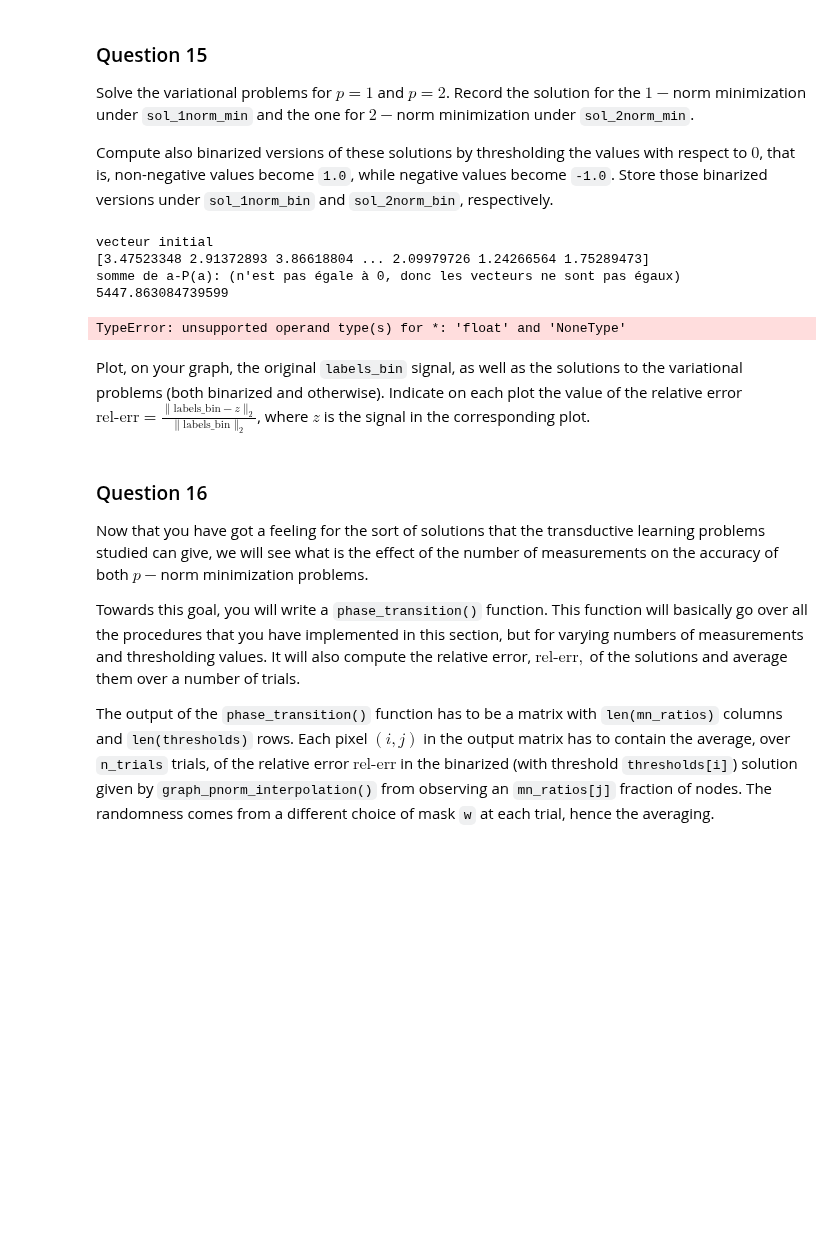
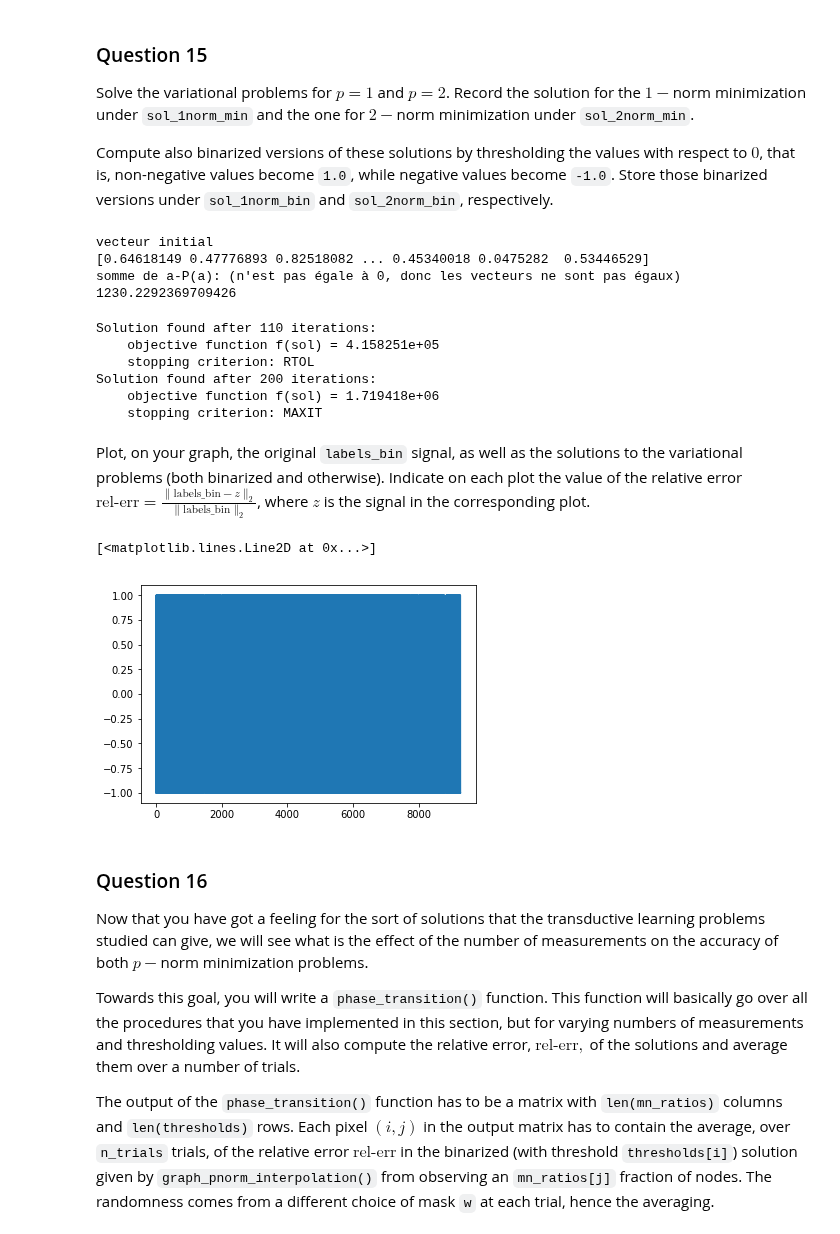
Before and after one commit to swouf/ntds_IMDb_team4, a Jupyter notebook: 4_graph_signal_processing.ipynb, the cells around one changed output. Drawn from its saved outputs; the diff is of its cells as text; code cells hidden in the pictures; blank space fills up the shorter version.

```diff
--- a/4_graph_signal_processing.ipynb
+++ b/4_graph_signal_processing.ipynb
@@ -444,7 +442,7 @@ Solve the variational problems for $p = 1$ and $p = 2$. Record the solution for
 Compute also binarized versions of these solutions by thresholding the values with respect to $0$, that is, non-negative values become `1.0`, while negative values become `-1.0`. Store those binarized versions under `sol_1norm_bin` and `sol_2norm_bin`, respectively.
 # %%
 #test of P function
-a_test=np.random.uniform(0,4,n_nodes)
+a_test=np.random.uniform(0,1,n_nodes)
 b_test=P(a_test)
 
 print('vecteur initial')
@@ -454,48 +452,59 @@ print('somme de a-P(a): (n\'est pas égale à 0, donc les vecteurs ne sont pas
 print(sum(a_test-b_test))
 # %% [output]
 vecteur initial
-[3.47523348 2.91372893 3.86618804 ... 2.09979726 1.24266564 1.75289473]
+[0.64618149 0.47776893 0.82518082 ... 0.45340018 0.0475282  0.53446529]
 somme de a-P(a): (n'est pas égale à 0, donc les vecteurs ne sont pas égaux)
-5447.863084739599
+1230.2292369709426
 # %%
+#transform the gradient in csr format to use in graph_pnorm_interpolation function.
 gradient_csr=sparse.csr_matrix(gradient)
-
-sol_1norm_min = graph_pnorm_interpolation(gradient_csr, P,p=1)# Your code here.
+#inital vector for the interpolation function
+x_initial=np.random.randn(n_nodes)
+sol_1norm_min = graph_pnorm_interpolation(gradient_csr, P, p=1,x0=x_initial)# Your code here.
 
 #calculate the relative error
-#error_1norm_min=numpy.linalg.norm((labels_bin-sol_1norm_min), ord=2)
-#error_1norm_min=error_1norm_min/numpy.linalg.norm((labels_bin), ord=2)
+error_1norm_min=np.linalg.norm((labels_bin-sol_1norm_min), ord=2)
+error_1norm_min_relative=error_1norm_min/np.linalg.norm((labels_bin), ord=2)
 
-
-#sol_2norm_min = # Your code here.
+sol_2norm_min = graph_pnorm_interpolation(gradient_csr, P, p=2,x0=x_initial)
 
 #calculate the relative error
-#error_2norm_min=numpy.linalg.norm((labels_bin-sol_2norm_min), ord=2)
-#error_2norm_min=error_2norm_min/numpy.linalg.norm((labels_bin), ord=2)
+error_2norm_min=np.linalg.norm((labels_bin-sol_2norm_min), ord=2)
+error_2norm_min=error_2norm_min/np.linalg.norm((labels_bin), ord=2)
 
 threshold = 0
 #
-#sol_1norm_bin = np.copy(sol_1norm_min)
-#sol_1norm_bin[sol_1norm_bin<threshold]=-1
-#sol_1norm_bin[sol_1norm_bin>threshold]=1
+sol_1norm_bin = np.copy(sol_1norm_min)
+sol_1norm_bin[sol_1norm_bin<threshold]=-1
+sol_1norm_bin[sol_1norm_bin>threshold]=1
 
 #calculate the relative error
-#error_1norm_bin=numpy.linalg.norm((labels_bin-sol_1norm_bin), ord=2)
-#error_1norm_bin=error_1norm_bin/numpy.linalg.norm((labels_bin), ord=2)
+error_1norm_bin=np.linalg.norm((labels_bin-sol_1norm_bin), ord=2)
+error_1norm_bin=error_1norm_bin/np.linalg.norm((labels_bin), ord=2)
 
-#sol_2norm_bin = np.copy(sol_2norm_min)
-#sol_2norm_bin[sol_2norm_bin<threshold]=-1
-#sol_2norm_bin[sol_2norm_bin>threshold]=1
+sol_2norm_bin = np.copy(sol_2norm_min)
+sol_2norm_bin[sol_2norm_bin<threshold]=-1
+sol_2norm_bin[sol_2norm_bin>threshold]=1
 
 #calculate the relative error
-#error_2norm_bin=numpy.linalg.norm((labels_bin-sol_2norm_bin), ord=2)
-#error_2norm_bin=error_2norm_bin/numpy.linalg.norm((labels_bin), ord=2)
+error_2norm_bin=np.linalg.norm((labels_bin-sol_2norm_bin), ord=2)
+error_2norm_bin=error_2norm_bin/np.linalg.norm((labels_bin), ord=2)
 # %% [output]
-TypeError: unsupported operand type(s) for *: 'float' and 'NoneType'
+Solution found after 110 iterations:
+    objective function f(sol) = 4.158251e+05
+    stopping criterion: RTOL
+Solution found after 200 iterations:
+    objective function f(sol) = 1.719418e+06
+    stopping criterion: MAXIT
 # %% [markdown]
 Plot, on your graph, the original `labels_bin` signal, as well as the solutions to the variational problems (both binarized and otherwise). Indicate on each plot the value of the relative error $\text{rel-err} = \frac{\|\text{labels_bin} - z\|_2}{\|\text{labels_bin}\|_2}$, where $z$ is the signal in the corresponding plot.
 # %%
 #plot original labels_bin
+
+plt.plot(labels_bin)
+# %% [output]
+[<matplotlib.lines.Line2D at 0x...>]
+[figure, added]
 # %% [markdown]
 ### Question 16
 
```
Also changed, not shown: parts of 8 cells of this notebook.
